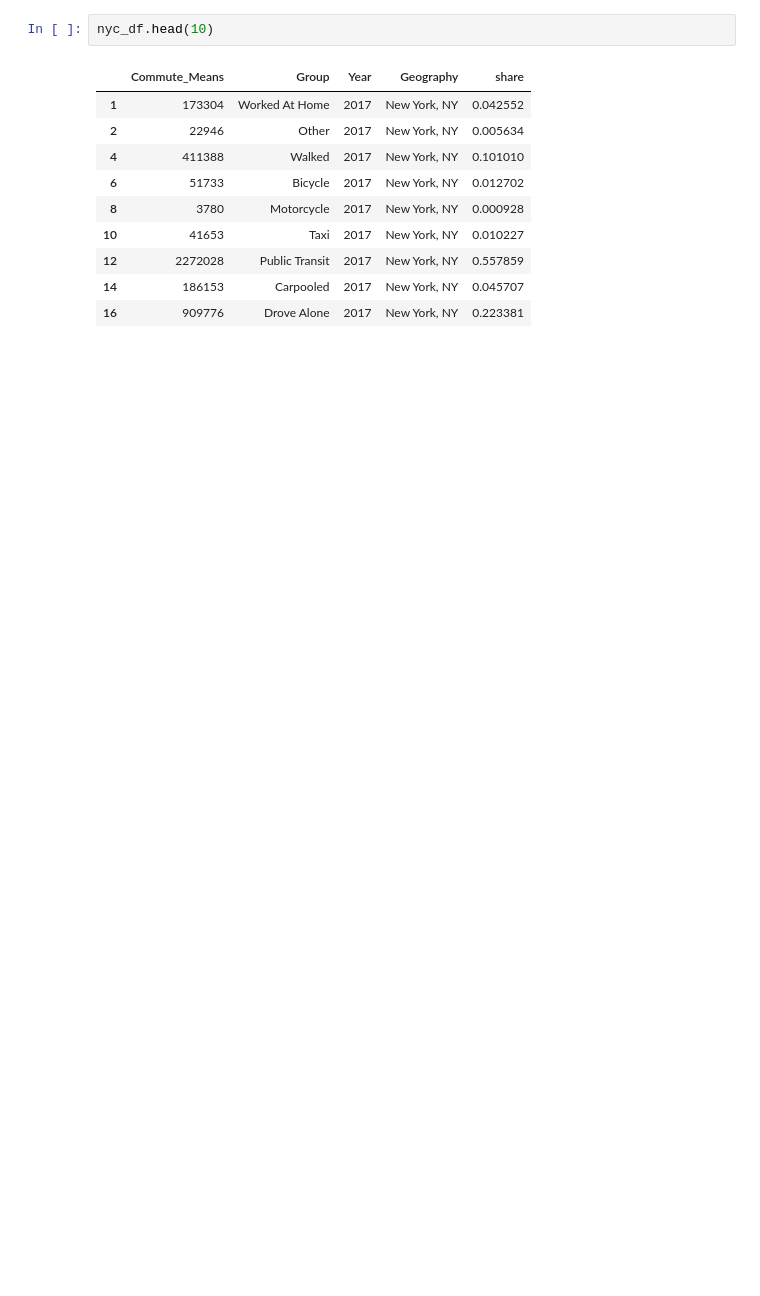
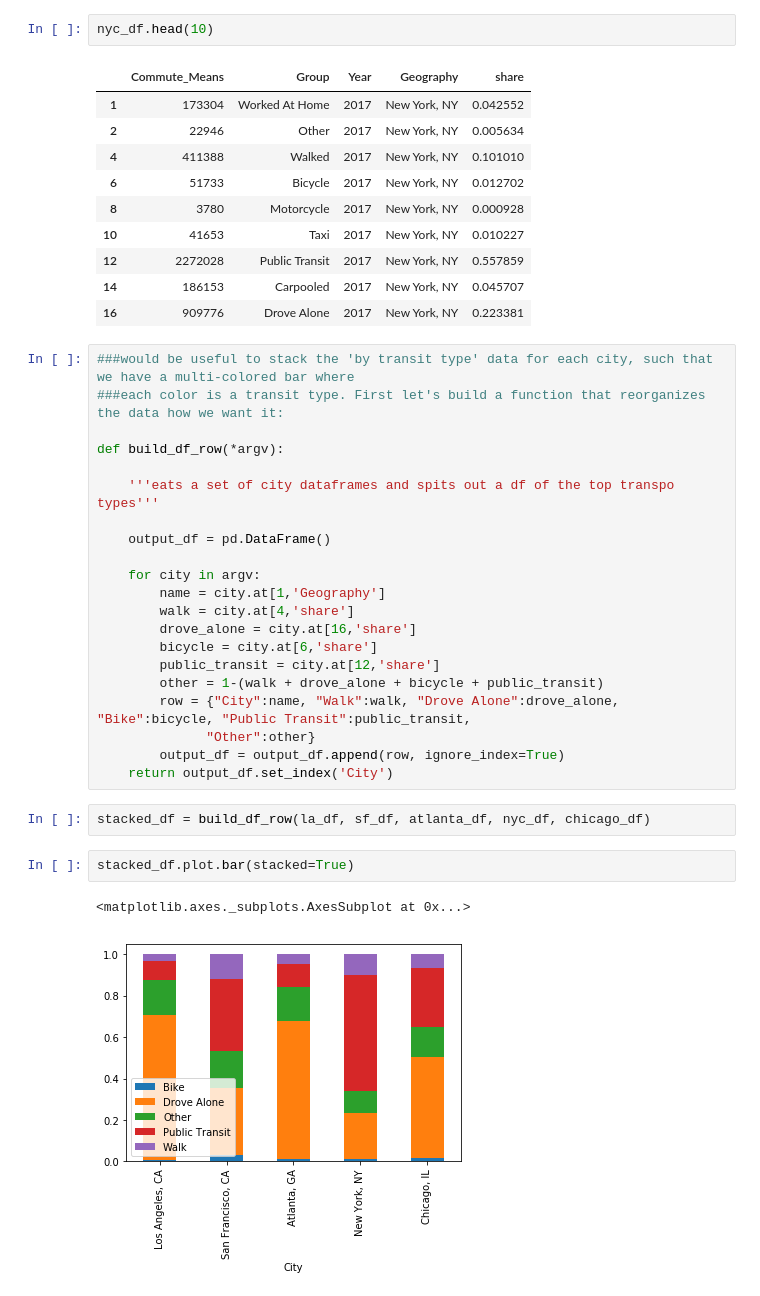
Before and after one commit to moralwintertiger/Traffic_Safety, a Jupyter notebook: DATA USA API.ipynb, the cells around one changed output. Saved outputs shown, nothing was run; the diff lists cells and outputs as text; blank space fills up the shorter version.

Commit message:
Add files via upload
Updated with new functionality, including a histogram builder for commute times.

```diff
--- a/DATA USA API.ipynb
+++ b/DATA USA API.ipynb
@@ -338,3 +340,31 @@ nyc_df.head(10)
 | 12 | 2272028 | Public Transit | 2017 | New York, NY | 0.557859 |
 | 14 | 186153 | Carpooled | 2017 | New York, NY | 0.045707 |
 | 16 | 909776 | Drove Alone | 2017 | New York, NY | 0.223381 |
+# %%
+###would be useful to stack the 'by transit type' data for each city, such that we have a multi-colored bar where
+###each color is a transit type. First let's build a function that reorganizes the data how we want it:
+
+def build_df_row(*argv):
+
+    '''eats a set of city dataframes and spits out a df of the top transpo types'''
+
+    output_df = pd.DataFrame()
+
+    for city in argv:
+        name = city.at[1,'Geography']
+        walk = city.at[4,'share']
+        drove_alone = city.at[16,'share']
+        bicycle = city.at[6,'share']
+        public_transit = city.at[12,'share']
+        other = 1-(walk + drove_alone + bicycle + public_transit)
+        row = {"City":name, "Walk":walk, "Drove Alone":drove_alone, "Bike":bicycle, "Public Transit":public_transit,
+              "Other":other}
+        output_df = output_df.append(row, ignore_index=True)
+    return output_df.set_index('City')
+# %%
+stacked_df = build_df_row(la_df, sf_df, atlanta_df, nyc_df, chicago_df)
+# %%
+stacked_df.plot.bar(stacked=True)
+# %% [output]
+<matplotlib.axes._subplots.AxesSubplot at 0x...>
+[figure, added]
```
Also changed, not shown: parts of 11 cells of this notebook.
